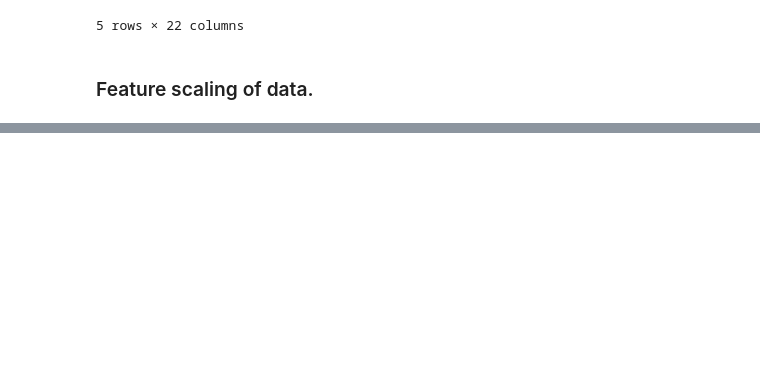
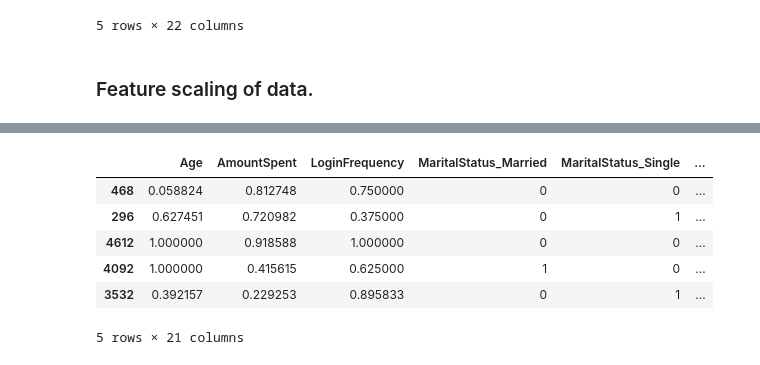
Before and after one commit to 87690ut/Virtual-Internships-Portfolio, a Jupyter notebook: Lloyds_Customer_Churn_Analysis/Llyods_Customer_Churn_Prediction-Analysis.ipynb, the cells around one changed output, grey strips where cells are left out. Saved outputs shown, nothing was run; the diff lists cells and outputs as text; code cells hidden in the pictures; blank space fills up the shorter version.

```diff
--- a/Lloyds_Customer_Churn_Analysis/Llyods_Customer_Churn_Prediction-Analysis.ipynb
+++ b/Lloyds_Customer_Churn_Analysis/Llyods_Customer_Churn_Prediction-Analysis.ipynb
@@ -301,0 +312,10 @@ X_test[col_scaled] = scaler.transform(X_test[col_scaled])  # scaling the column
+# %%
+X_test.head()
+# %% [output]
+|  | Age | AmountSpent | LoginFrequency | MaritalStatus_Married | MaritalStatus_Single | ... |
+| 468 | 0.058824 | 0.812748 | 0.750000 | 0 | 0 | ... |
+| 296 | 0.627451 | 0.720982 | 0.375000 | 0 | 1 | ... |
+| 4612 | 1.000000 | 0.918588 | 1.000000 | 0 | 0 | ... |
+| 4092 | 1.000000 | 0.415615 | 0.625000 | 1 | 0 | ... |
+| 3532 | 0.392157 | 0.229253 | 0.895833 | 0 | 1 | ... |
+5 rows × 21 columns
```
Also changed, not shown: parts of 1 cell of this notebook.
